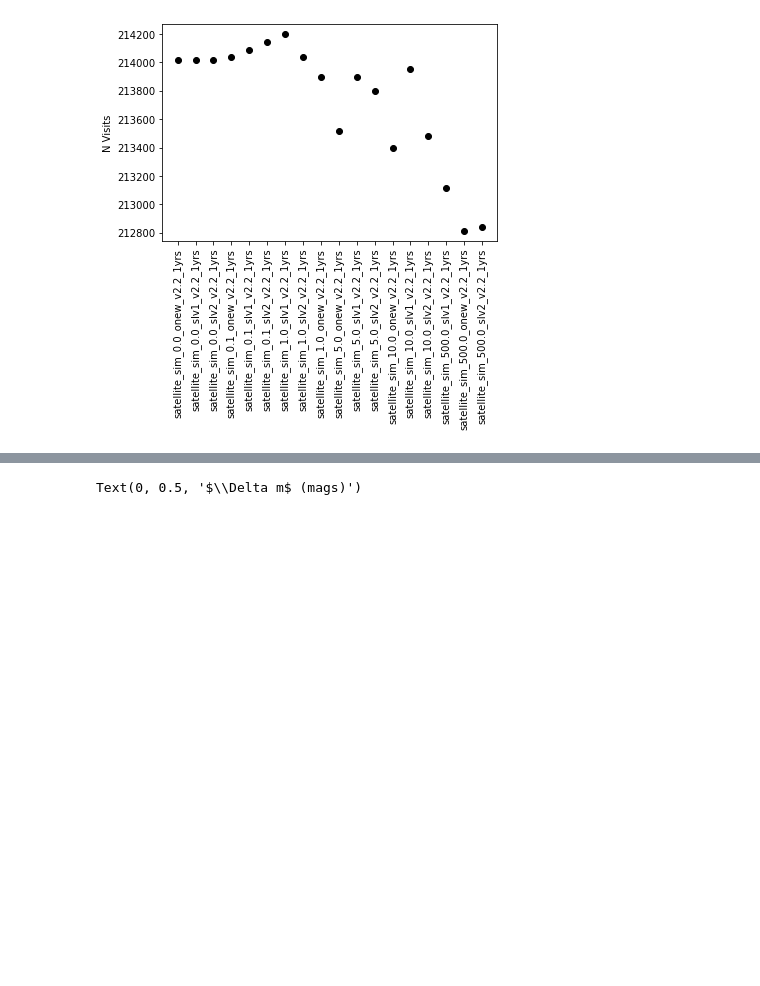
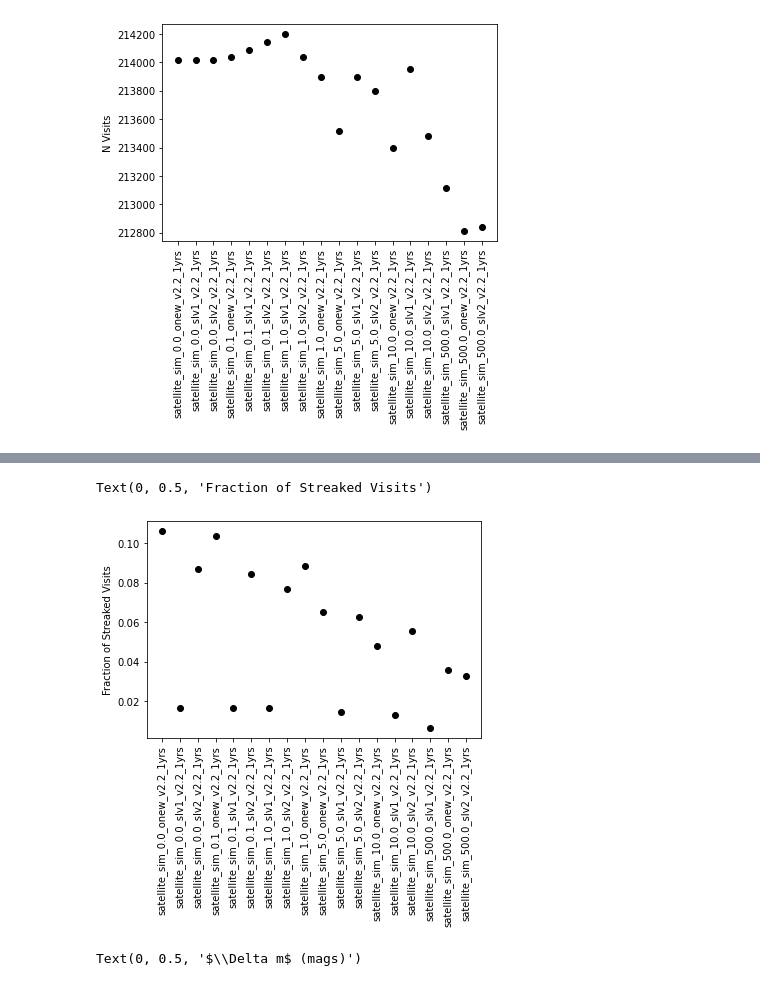
Before and after one commit to dirac-institute/satellite-dodging, a Jupyter notebook: compare_sim_runs.ipynb, the cells around one changed output, grey strips where cells are left out. Cells and saved outputs as stored; diff of their text form; code cells hidden in the pictures; blank space fills up the shorter version.

```diff
--- a/compare_sim_runs.ipynb
+++ b/compare_sim_runs.ipynb
@@ -59 +124,11 @@ Text(0, 0.5, 'N Visits')
+# %%
+
+fig, ax = plt.subplots()
+
+ax.plot(df['n_streaked_images']/df['Number of Exposures'], 'ko')
+ack = ax.tick_params('x',  rotation=90)
+ax.set_ylabel('Fraction of Streaked Visits')
+# %% [output]
+Text(0, 0.5, 'Fraction of Streaked Visits')
+[figure, added]
 # %%
```
Also changed, not shown: parts of 10 cells of this notebook, 2 other files.
